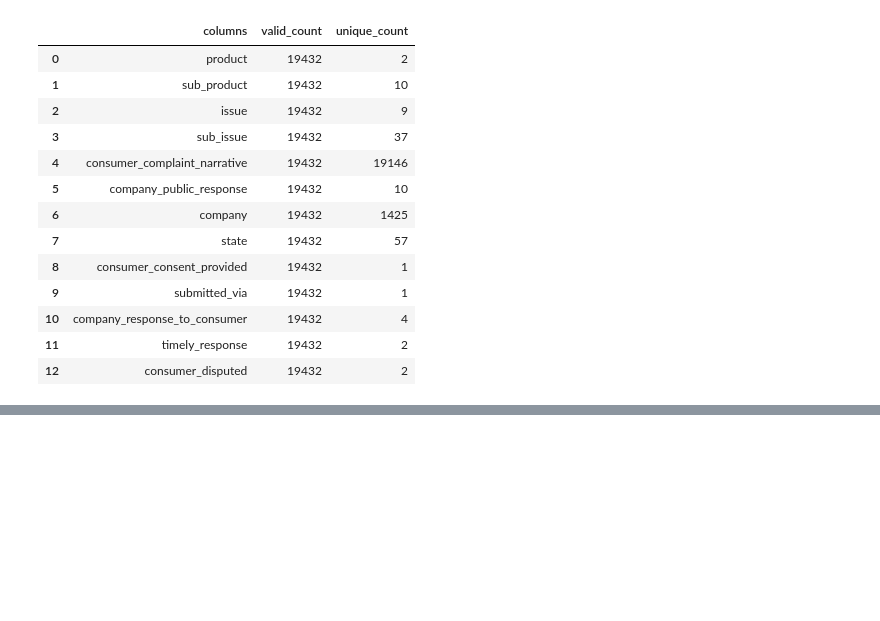
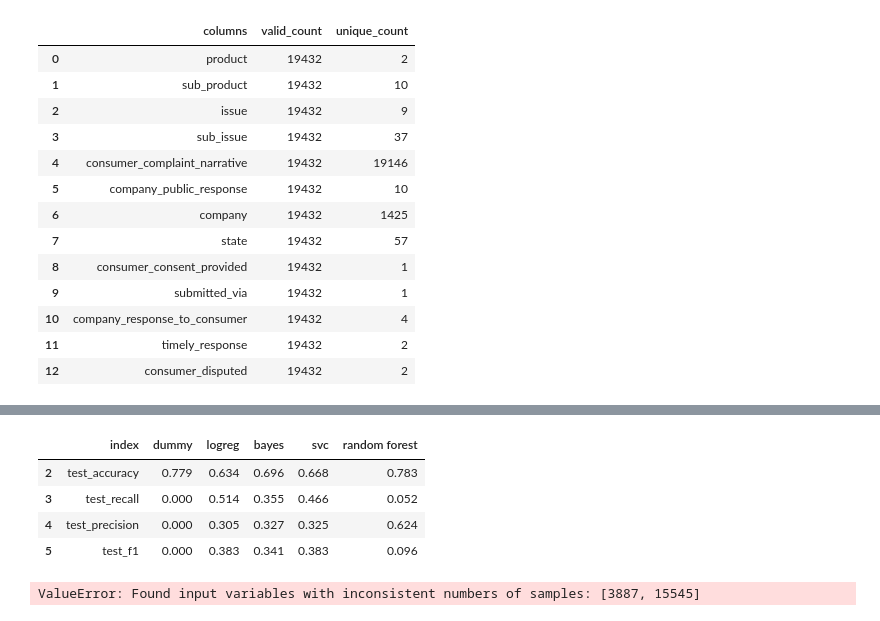
Before and after one commit to UBC-MDS/DSCI-522_Team12, a Jupyter notebook: notebooks/2.1-ly_analysis.ipynb, the cells around one changed output, grey strips where cells are left out. Drawn from its saved outputs; the diff is of its cells as text; code cells hidden in the pictures; blank space fills up the shorter version.

```diff
--- a/src/analysis/ly_analysis.ipynb
+++ b/notebooks/2.1-ly_analysis.ipynb
@@ -124,6 +149,6 @@ cross_val_results['logreg']
 # %%
 from sklearn.naive_bayes import BernoulliNB
-pipe_lr = make_pipeline(preprocessor, BernoulliNB(alpha = 0.1))
+pipe_nb = make_pipeline(preprocessor, BernoulliNB(alpha = 0.1))
 cross_val_results['bayes'] = pd.DataFrame(cross_validate(
-    pipe_lr, X_train, y_train, n_jobs=-1, scoring=scoring_metrics)).agg(['mean']).round(3).T
+    pipe_nb, X_train, y_train, n_jobs=-1, scoring=scoring_metrics)).agg(['mean']).round(3).T
 cross_val_results['bayes']
@@ -136,6 +177,6 @@ cross_val_results['svc']
 # %%
 from sklearn.ensemble import RandomForestClassifier
-pipe_svc = make_pipeline(preprocessor, RandomForestClassifier(class_weight='balanced'))
+pipe_rf = make_pipeline(preprocessor, RandomForestClassifier(class_weight='balanced'))
 cross_val_results['random forest'] = pd.DataFrame(cross_validate(
-    pipe_svc, X_train, y_train, n_jobs=-1, scoring=scoring_metrics)).agg(['mean']).round(3).T
+    pipe_rf, X_train, y_train, n_jobs=-1, scoring=scoring_metrics)).agg(['mean']).round(3).T
 cross_val_results['random forest']
@@ -161,0 +195,10 @@ source
+# %%
+res = res.reset_index()
+# %%
+res[2:]
+# %% [output]
+|  | index | dummy | logreg | bayes | svc | random forest |
+| 2 | test_accuracy | 0.779 | 0.634 | 0.696 | 0.668 | 0.783 |
+| 3 | test_recall | 0.000 | 0.514 | 0.355 | 0.466 | 0.052 |
+| 4 | test_precision | 0.000 | 0.305 | 0.327 | 0.325 | 0.624 |
+| 5 | test_f1 | 0.000 | 0.383 | 0.341 | 0.383 | 0.096 |
@@ -169,0 +218,15 @@ alt.Chart(source).mark_bar().encode(
+# %%
+models = {'Dummy Classifier':pipe_dc,
+          'Logistic Regression':pipe_lr,
+          'Naive Bayes Classifier':pipe_nb,
+          'Support Vector Classifier':pipe_svc,
+          'Random Forest Classifier':pipe_rf}
+from sklearn.metrics import f1_score, accuracy_score, precision_score, recall_score
+for model in models:
+    models[model].fit(X_train,y_train)
+    scores = [accuracy_score(models[model].predict(X_test), y_test),
+              recall_score(models[model].predict(X_test), y_test),
+              precision_score(models[model].predict(X_test), y_test),
+              f1_score(models[model].predict(X_test), y_test)]
+# %% [output]
+ValueError: Found input variables with inconsistent numbers of samples: [3887, 15545]
```
Also changed, not shown: parts of 12 cells of this notebook, 1 other file.
